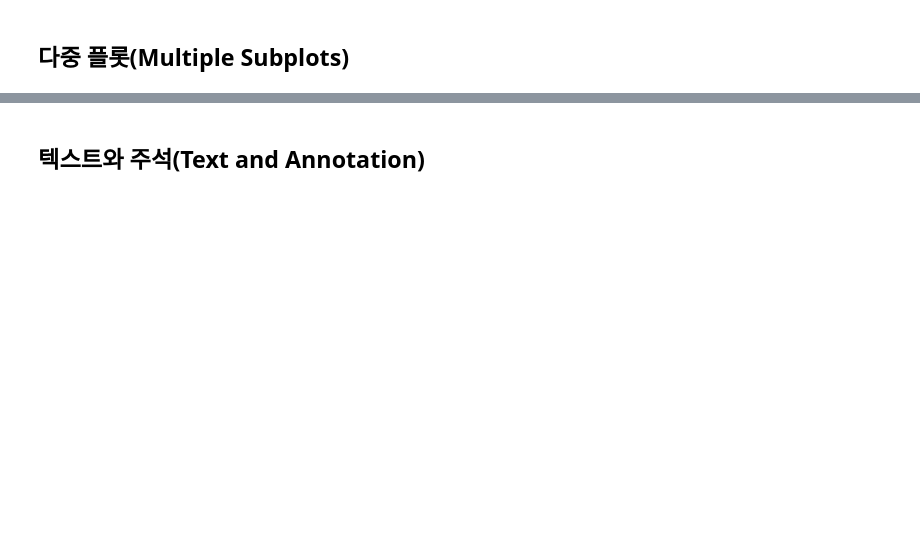
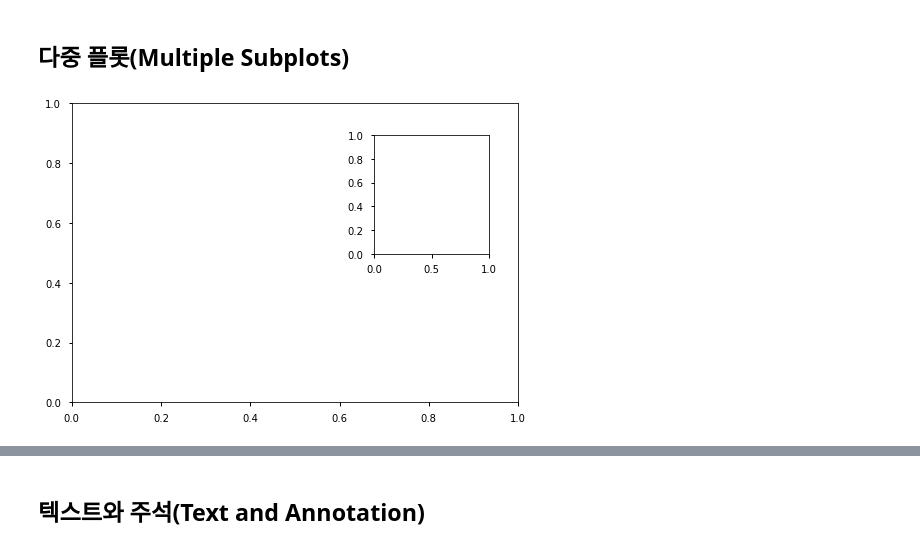
Before and after one commit to hyeon-ha/oss, a Jupyter notebook: data_analysis_null/_Matplotlib_한번에_제대로_배우기.ipynb, the cells around one changed output, grey strips where cells are left out. Cells and saved outputs as stored; diff of their text form; code cells hidden in the pictures; blank space fills up the shorter version.

```diff
--- a/data_analysis_null/_Matplotlib_한번에_제대로_배우기.ipynb
+++ b/data_analysis_null/_Matplotlib_한번에_제대로_배우기.ipynb
@@ -256,4 +261,7 @@ plt.clim(-1,1); ##범위 지정
 ## 다중 플롯(Multiple Subplots)
 # %%
 ax1 = plt.axes()
-ax2 = plt.axes([0.65,0.5,02,0.3])
+ax2 = plt.axes([0.65,0.5,0.2,0.3])
+##플롯 위에 또 플롯을 올린다.
+# %% [output]
+[figure, added]
```
Also changed, not shown: parts of 26 cells of this notebook.
